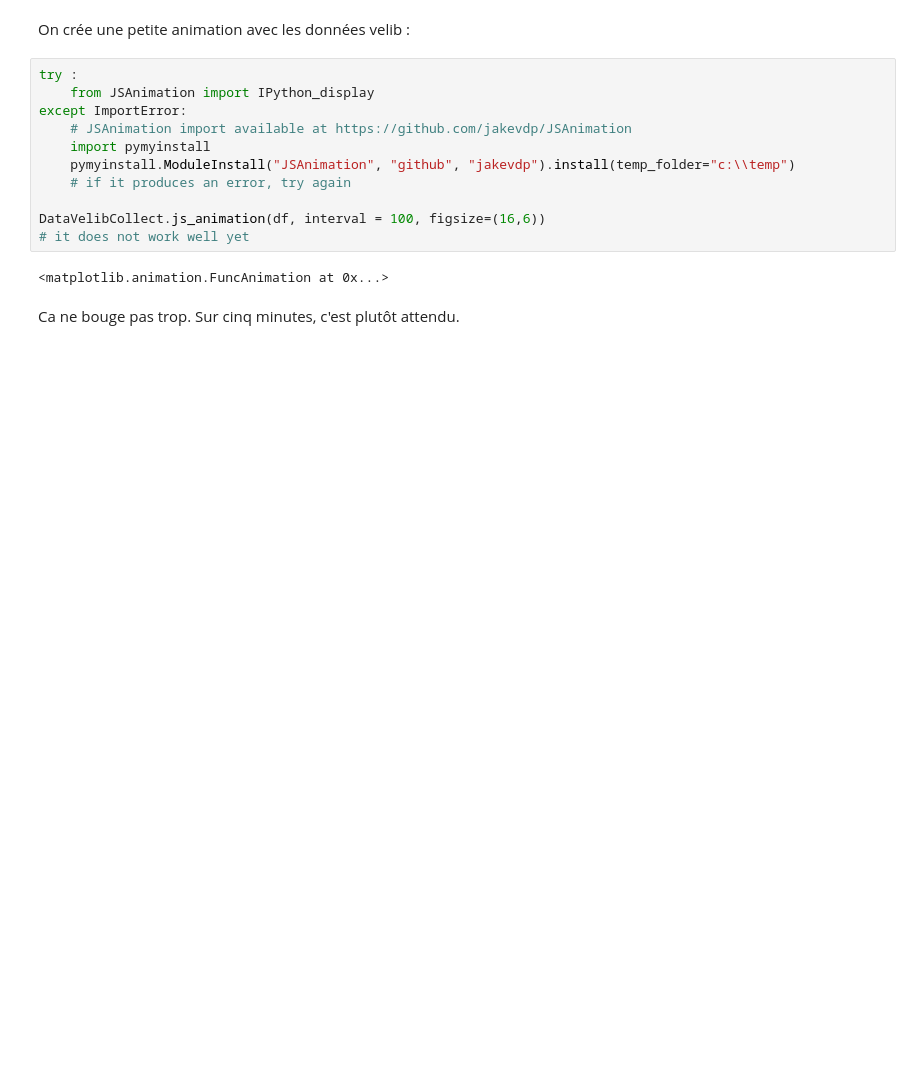
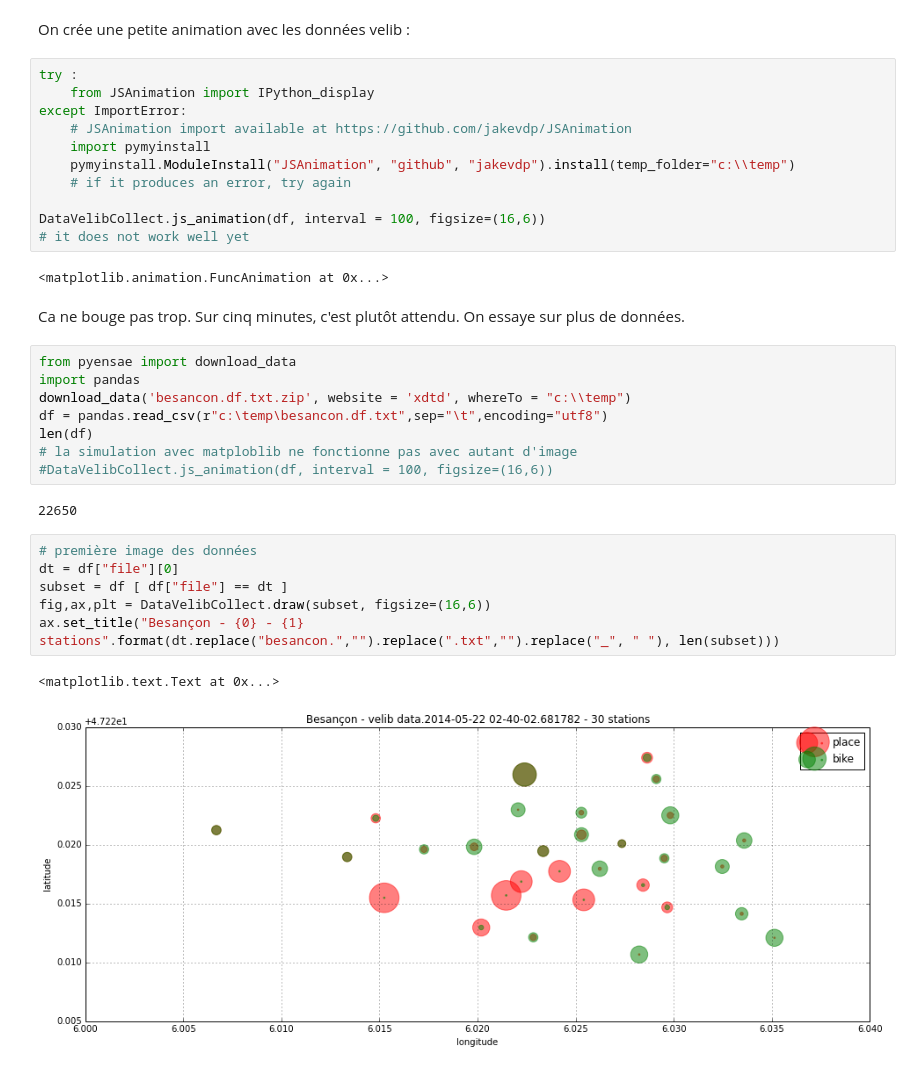
Before and after one commit to sdpython/pyensae, a Jupyter notebook: _doc/notebooks/pyensae_velib.ipynb, the cells around one changed output. Cells and saved outputs as stored; diff of their text form; blank space fills up the shorter version.

```diff
--- a/_doc/notebooks/pyensae_velib.ipynb
+++ b/_doc/notebooks/pyensae_velib.ipynb
@@ -72,4 +73,23 @@ DataVelibCollect.js_animation(df, interval = 100, figsize=(16,6))
 # %% [output]
 <matplotlib.animation.FuncAnimation at 0x...>
 # %% [markdown]
-Ca ne bouge pas trop. Sur cinq minutes, c'est plutôt attendu.
+Ca ne bouge pas trop. Sur cinq minutes, c'est plutôt attendu. On essaye sur plus de données.
+# %%
+from pyensae import download_data
+import pandas
+download_data('besancon.df.txt.zip', website = 'xdtd', whereTo = "c:\\temp")
+df = pandas.read_csv(r"c:\temp\besancon.df.txt",sep="\t",encoding="utf8")
+len(df)
+# la simulation avec matploblib ne fonctionne pas avec autant d'image
+#DataVelibCollect.js_animation(df, interval = 100, figsize=(16,6))
+# %% [output]
+22650
+# %%
+# première image des données
+dt = df["file"][0]
+subset = df [ df["file"] == dt ]
+fig,ax,plt = DataVelibCollect.draw(subset, figsize=(16,6))
+ax.set_title("Besançon - {0} - {1} stations".format(dt.replace("besancon.","").replace(".txt","").replace("_", " "), len(subset)))
+# %% [output]
+<matplotlib.text.Text at 0x...>
+[figure, added]
```
Also changed, not shown: parts of 5 cells of this notebook.
